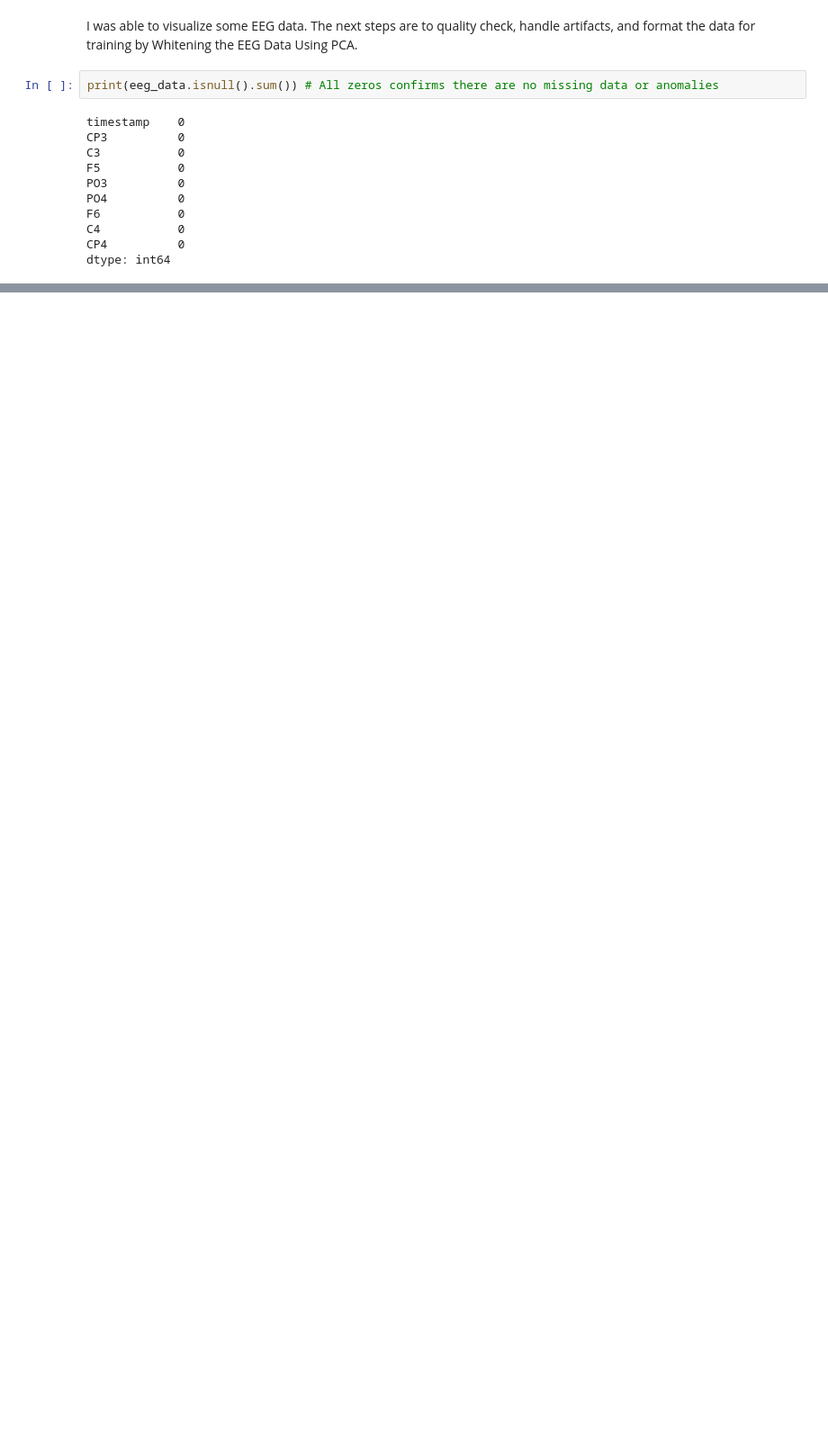
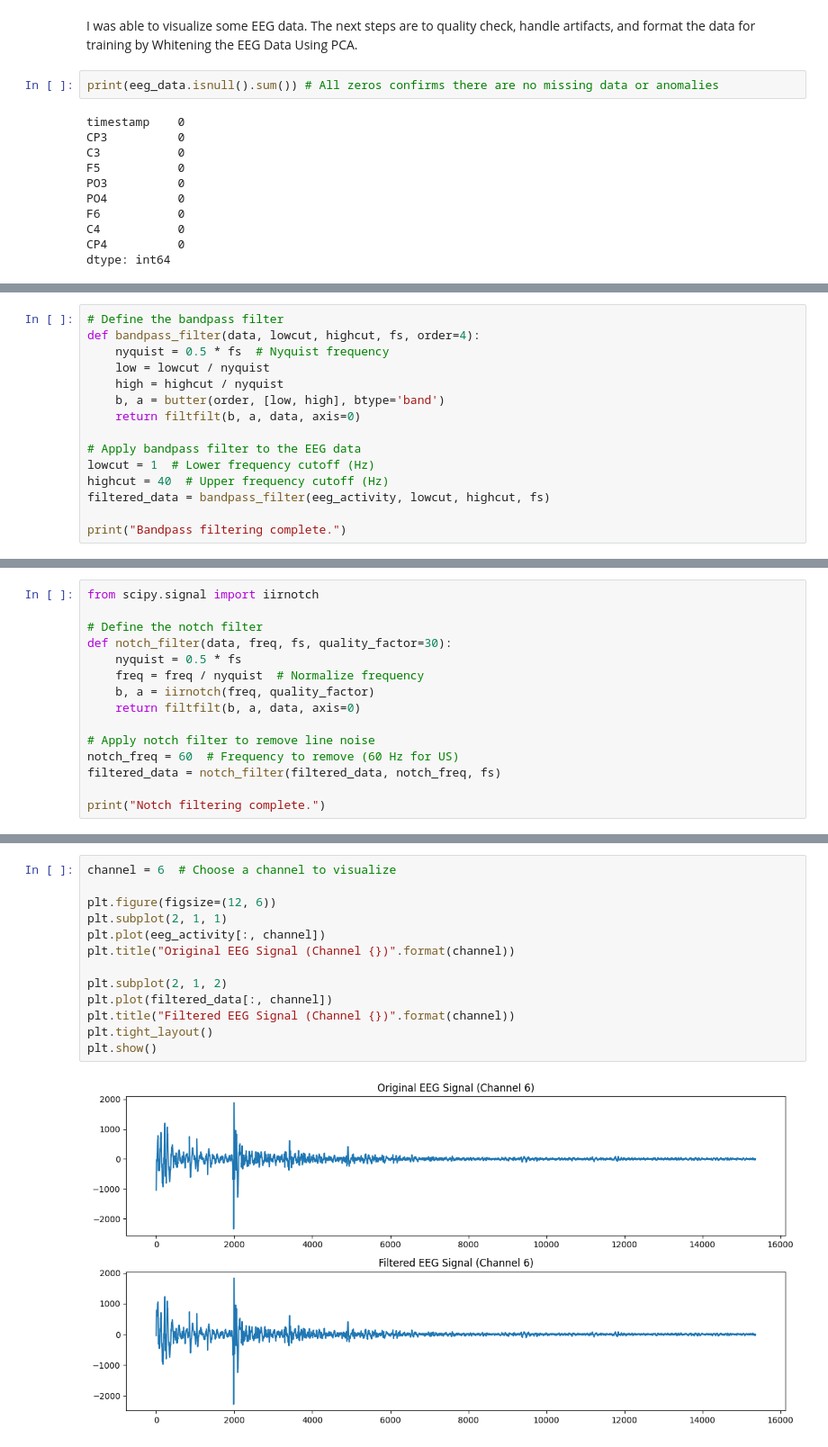
Before and after one commit to aeriab/ML_Workshop_CruX, a Jupyter notebook: BrendanA_MLWorkshop.ipynb, the cells around one changed output, grey strips where cells are left out. Shown: that part at 90% size. Saved outputs shown, nothing was run; the diff lists cells and outputs as text; blank space fills up the shorter version.

```diff
--- a/BrendanA_MLWorkshop.ipynb
+++ b/BrendanA_MLWorkshop.ipynb
@@ -91,0 +167,15 @@ Currently working on converting the "eeg_data" csv file to a mne file to use as
+# %%
+# Define the bandpass filter
+def bandpass_filter(data, lowcut, highcut, fs, order=4):
+    nyquist = 0.5 * fs  # Nyquist frequency
+    low = lowcut / nyquist
+    high = highcut / nyquist
+    b, a = butter(order, [low, high], btype='band')
+    return filtfilt(b, a, data, axis=0)
+
+# Apply bandpass filter to the EEG data
+lowcut = 1  # Lower frequency cutoff (Hz)
+highcut = 40  # Upper frequency cutoff (Hz)
+filtered_data = bandpass_filter(eeg_activity, lowcut, highcut, fs)
+
+print("Bandpass filtering complete.")
@@ -91,0 +184,15 @@ Currently working on converting the "eeg_data" csv file to a mne file to use as
+# %%
+from scipy.signal import iirnotch
+
+# Define the notch filter
+def notch_filter(data, freq, fs, quality_factor=30):
+    nyquist = 0.5 * fs
+    freq = freq / nyquist  # Normalize frequency
+    b, a = iirnotch(freq, quality_factor)
+    return filtfilt(b, a, data, axis=0)
+
+# Apply notch filter to remove line noise
+notch_freq = 60  # Frequency to remove (60 Hz for US)
+filtered_data = notch_filter(filtered_data, notch_freq, fs)
+
+print("Notch filtering complete.")
@@ -91,0 +201,15 @@ Currently working on converting the "eeg_data" csv file to a mne file to use as
+# %%
+channel = 6  # Choose a channel to visualize
+
+plt.figure(figsize=(12, 6))
+plt.subplot(2, 1, 1)
+plt.plot(eeg_activity[:, channel])
+plt.title("Original EEG Signal (Channel {})".format(channel))
+
+plt.subplot(2, 1, 2)
+plt.plot(filtered_data[:, channel])
+plt.title("Filtered EEG Signal (Channel {})".format(channel))
+plt.tight_layout()
+plt.show()
+# %% [output]
+[figure, added]
```
Also changed, not shown: parts of 26 cells of this notebook, 1 other file.
